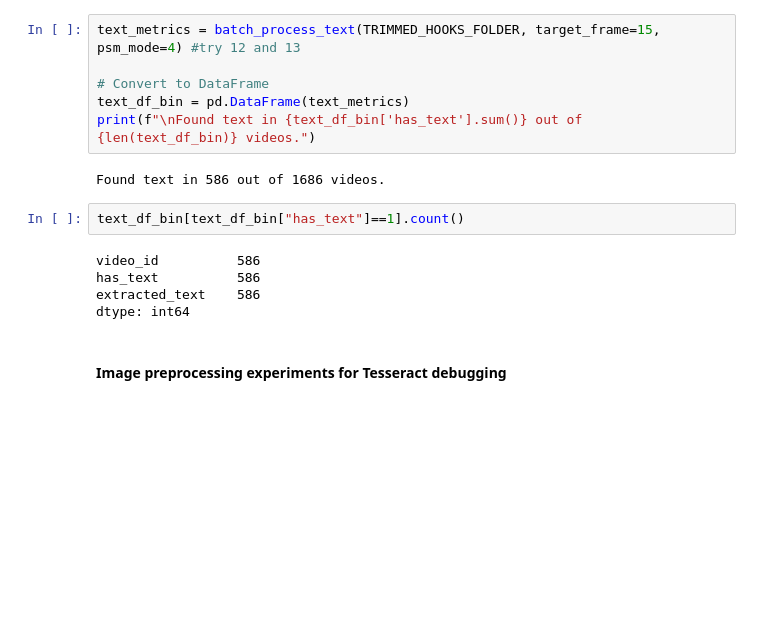
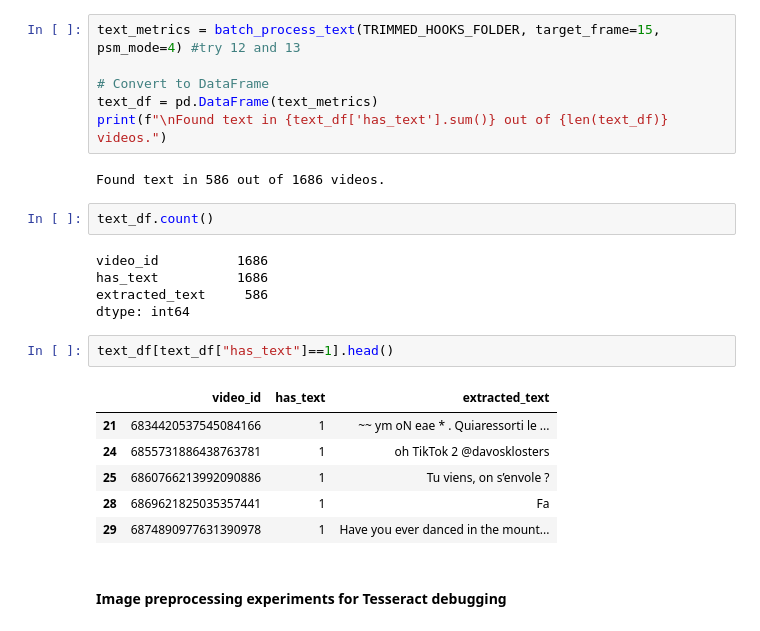
Before and after one commit to Poramos2001/hackathon-sia, a Jupyter notebook: ramos.ipynb, the cells around one changed output. Saved outputs shown, nothing was run; the diff lists cells and outputs as text; blank space fills up the shorter version.

Commit message:
Finished immediate on-screen text detection and analysis

```diff
--- a/ramos.ipynb
+++ b/ramos.ipynb
@@ -266,16 +239,25 @@ def batch_process_text(video_folder, target_frame=15, psm_mode=3):
 text_metrics = batch_process_text(TRIMMED_HOOKS_FOLDER, target_frame=15, psm_mode=4) #try 12 and 13
 
 # Convert to DataFrame
-text_df_bin = pd.DataFrame(text_metrics)
-print(f"\nFound text in {text_df_bin['has_text'].sum()} out of {len(text_df_bin)} videos.")
+text_df = pd.DataFrame(text_metrics)
+print(f"\nFound text in {text_df['has_text'].sum()} out of {len(text_df)} videos.")
 # %% [output]
 Found text in 586 out of 1686 videos.
 # %%
-text_df_bin[text_df_bin["has_text"]==1].count()
+text_df.count()
 # %% [output]
-video_id          586
-has_text          586
-extracted_text    586
+video_id          1686
+has_text          1686
+extracted_text     586
 dtype: int64
+# %%
+text_df[text_df["has_text"]==1].head()
+# %% [output]
+|  | video_id | has_text | extracted_text |
+| 21 | 6834420537545084166 | 1 | ~~ ym oN eae * . Quiaressorti le ... |
+| 24 | 6855731886438763781 | 1 | oh TikTok 2 @davosklosters |
+| 25 | 6860766213992090886 | 1 | Tu viens, on s’envole ? |
+| 28 | 6869621825035357441 | 1 | Fa |
+| 29 | 6874890977631390978 | 1 | Have you ever danced in the mount... |
 # %% [markdown]
 #### Image preprocessing experiments for Tesseract debugging
```
Also changed, not shown: parts of 21 cells of this notebook, 3 other files.
